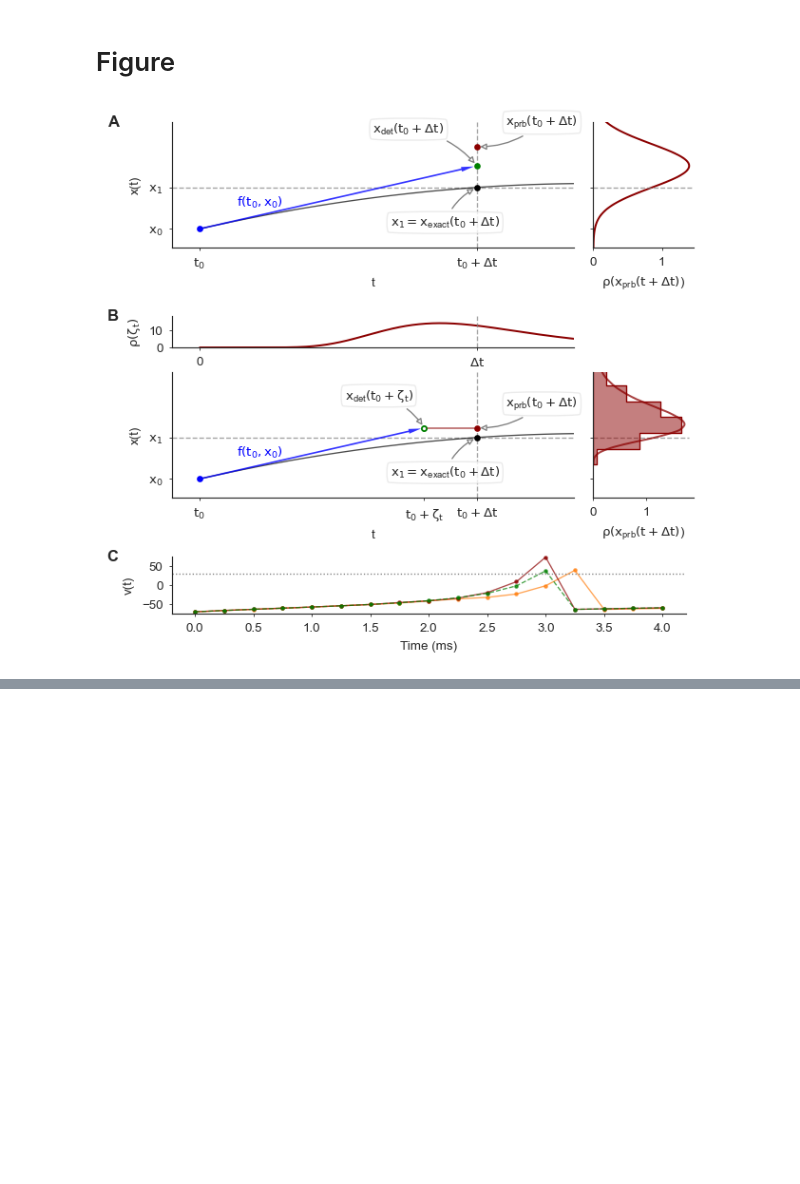
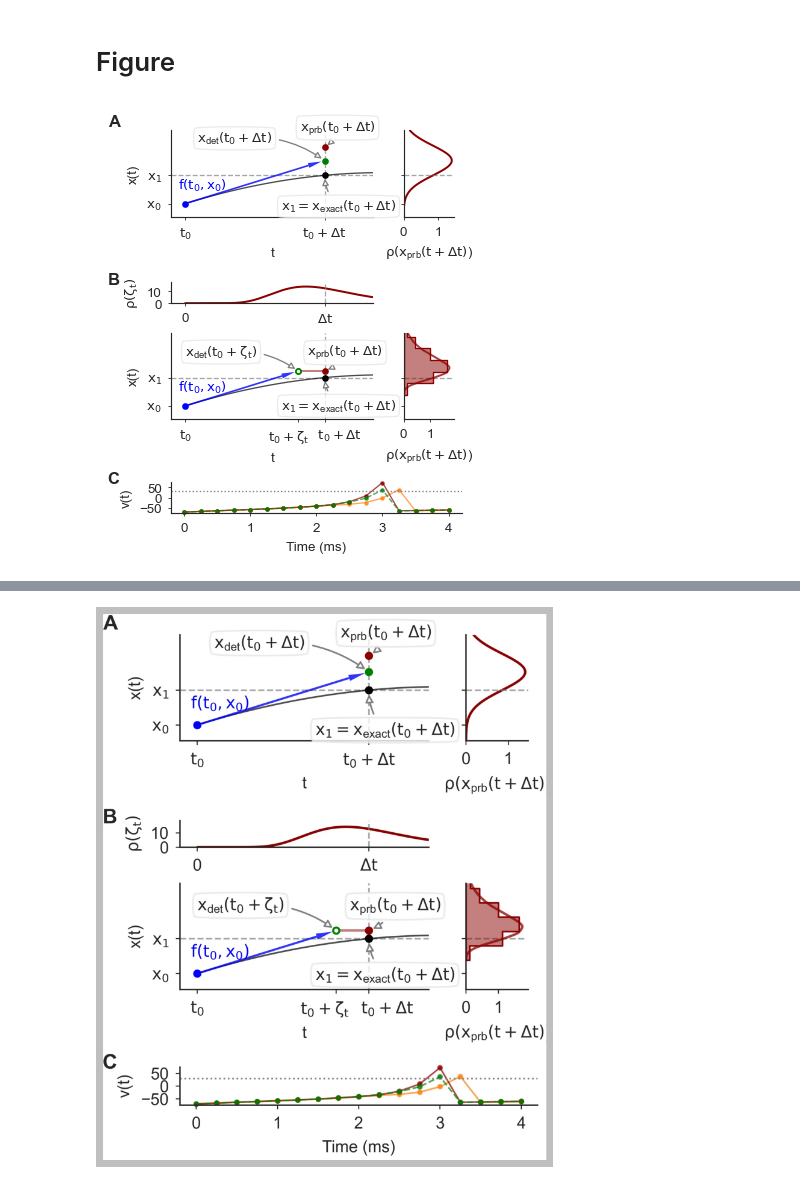
Before and after one commit to berenslab/neuroprobnum, a Jupyter notebook: experiments/figure1/figure1.ipynb, the cells around one changed output, grey strips where cells are left out. Drawn from its saved outputs; the diff is of its cells as text; code cells hidden in the pictures; blank space fills up the shorter version.

```diff
--- a/experiments/figure1/figure1.ipynb
+++ b/experiments/figure1/figure1.ipynb
@@ -130,8 +130,8 @@ def plot_conrad(axs):
     axs[0].set_yticklabels([r'$x_0$',r'$x_1$'], fontsize=plt.rcParams['font.size'])
 
     annotate(ax=axs[0], x=t1, y=y1_det, xtext=np.mean(xlims), ytext=ylims[-1],
-             text=r'$x_\mathrm{det}(t_0 + \Delta t)$', va="top", ha="left")
-    annotate(ax=axs[0], x=t1, y=y1_exact, xtext=np.mean(xlims)*1.1, ytext=ylims[0]*1.012,
+             text=r'$x_\mathrm{det}(t_0 + \Delta t)$', va="top", ha="right")
+    annotate(ax=axs[0], x=t1, y=y1_exact, xtext=np.mean(xlims)*1.1, ytext=ylims[0]*1.002,
              text=r'$x_1 = x_\mathrm{exact}(t_0 + \Delta t)$', va="bottom", ha="left")
     annotate(ax=axs[0], x=t1, y=y1_smp_c, xtext=xlims[-1]*1.01, ytext=y1_smp_c*1.01,
              text=r'$x_\mathrm{prb}(t_0 + \Delta t)$', va="bottom", ha="right")
@@ -140,7 +140,7 @@ def plot_conrad(axs):
     for ax in axs:
         ax.plot([ax.get_xlim()[0], ax.get_xlim()[1]], [y1_exact, y1_exact], **stages_kw)
 # %%
-fig, axs = pltu.subplots(2, 1, gridspec_kw=dict(width_ratios=(4, 1)), ysizerow=1.4, yoffsize=0, sharey='row')
+fig, axs = pltu.subplots(2, 1, gridspec_kw=dict(width_ratios=(4, 1)), ysizerow=1.4, yoffsize=0, sharey='row', xsize='col')
 sns.despine()
 
 # Plot
@@ -201,13 +201,13 @@ def plot_abdulle(axs):
 
 
     axs[1,0].set_xticks([t0, t1, t1_smp_a])
-    axs[1,0].set_xticklabels([r'$t_0$', r'$t_0 + \Delta t$', r'$t_0 + \zeta_t$'], fontsize=plt.rcParams['font.size'])
+    axs[1,0].set_xticklabels([r'$t_0$', r'        $t_0 + \Delta t$', r'$t_0 + \zeta_t$      '], fontsize=plt.rcParams['font.size'])
     axs[1,0].set_yticks([y0, y1_exact])
     axs[1,0].set_yticklabels([r'$x_0$', r'$x_1$'], fontsize=plt.rcParams['font.size'])
 
-    annotate(ax=axs[1,0], x=t1_smp_a, y=y1_smp_a, xtext=t1_smp_a*0.95, ytext=ylims[-1]*0.99, text=r'$x_\mathrm{det}(t_0 + \zeta_t)$', va="top", ha="right")
-    annotate(ax=axs[1,0], x=t1, y=y1_exact, xtext=np.mean(xlims)*1.1, ytext=ylims[0]*1.012, text=r'$x_1 = x_\mathrm{exact}(t_0 + \Delta t)$', va="bottom", ha="left")
-    annotate(ax=axs[1,0], x=t1, y=y1_smp_a, xtext=xlims[-1]*1.01, ytext=y1_smp_a*1.01, text=r'$x_\mathrm{prb}(t_0 + \Delta t)$', va="bottom", ha="right")
+    annotate(ax=axs[1,0], x=t1_smp_a, y=y1_smp_a, xtext=xlims[0]+h*0.1, ytext=ylims[-1]*0.99, text=r'$x_\mathrm{det}(t_0 + \zeta_t)$', va="top", ha="left")
+    annotate(ax=axs[1,0], x=t1, y=y1_exact, xtext=np.mean(xlims)*1.1, ytext=ylims[0]*1.005, text=r'$x_1 = x_\mathrm{exact}(t_0 + \Delta t)$', va="bottom", ha="left")
+    annotate(ax=axs[1,0], x=t1, y=y1_smp_a, xtext=xlims[-1]*1.05, ytext=ylims[-1]*0.99, text=r'$x_\mathrm{prb}(t_0 + \Delta t)$', va="top", ha="right")
 
     plot_t_pdf_lognormal(axs[0,0], xlims, t0, t1)
     plot_x_pdf_lognormal(axs[1,1])
@@ -221,7 +221,7 @@ def plot_abdulle(axs):
 
     axs[0,0].axvline(t1, **stages_kw)
 # %%
-fig, axs = pltu.subplots(2, 2, gridspec_kw=dict(width_ratios=(4, 1), height_ratios=(1, 4)), ysizerow=1.1, yoffsize=0, sharey='row')
+fig, axs = pltu.subplots(2, 2, gridspec_kw=dict(width_ratios=(4, 1), height_ratios=(1, 4)), ysizerow=1.1, yoffsize=0, sharey='row', xsize='col')
 sns.despine()
 
 for ax in axs[:, 0]:
@@ -283,26 +283,27 @@ plot_IN_traces(plt.subplot(111))
 # %% [markdown]
 # Figure
 # %%
-fig, axs = pltu.subplots(2, 3, gridspec_kw=dict(width_ratios=(4, 1), height_ratios=(4, 1, 4)), ysizerow=1.2, yoffsize=1.2, sharey='row')
+fig, axs = pltu.subplots(2, 3, xsize='col', gridspec_kw=dict(width_ratios=(4, 1), height_ratios=(4, 1, 4)), ysizerow=0.9, yoffsize=1., sharey='row')
 
 for ax in axs[[0, 2], :].flat:
     ax.set_ylim(ylims)
 
 # Plot methods
 plot_conrad(axs[0, :])
 plot_abdulle(axs[1:3, :])
 
-plt.tight_layout(pad=0.3, w_pad=1, h_pad=0.2, rect=[0.03, 0.2, 1, 0.99])
+plt.tight_layout(pad=0.3, w_pad=0.3, h_pad=0.1, rect=[0.03, 0.2, 0.97, 0.99])
 pltu.move_box(axs[1,:], dy=-0.04)
 
 # Traces
-ax = fig.add_axes([np.array(axs[0,0].get_position())[0,0], 0.075, 0.98-np.array(axs[0,0].get_position())[0,0], 0.105])
+ax = fig.add_axes([np.array(axs[0,0].get_position())[0,0], 0.1, 0.98-np.array(axs[0,0].get_position())[0,0], 0.07])
 plot_IN_traces(ax)
 
 sns.despine()
 
-pltu.set_labs(axs=[axs[0,0], axs[1,0], ax], panel_nums='auto', panel_num_space=12, panel_num_y=1, panel_num_va='center')
-pltu.savefig("fig1")
+pltu.set_labs(axs=[axs[0,0], axs[1,0], ax], panel_nums='auto', panel_num_space=11, panel_num_y=1.1, panel_num_va='center')
+pltu.savefig("Fig1")
 plt.show()
+pltu.show_saved_figure(fig)
 # %% [output]
-[figure, old version]
+[figure, new version]
@@ -308,0 +311 @@ plt.show()
+[figure, added]
```
Also changed, not shown: parts of 9 cells of this notebook, 15 other files.
